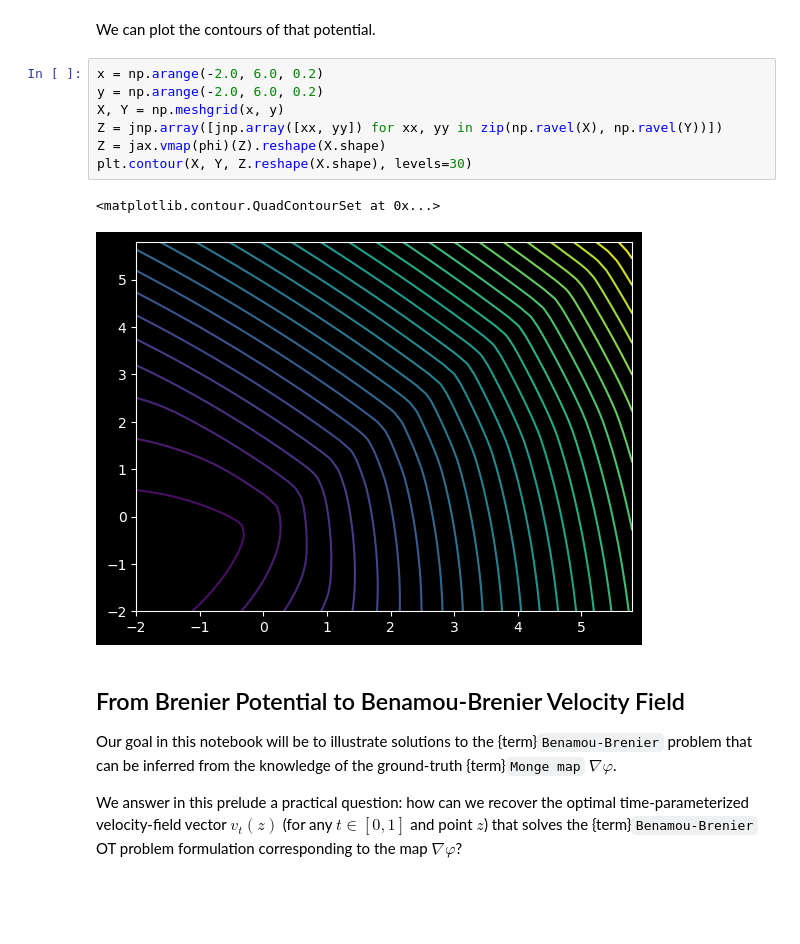
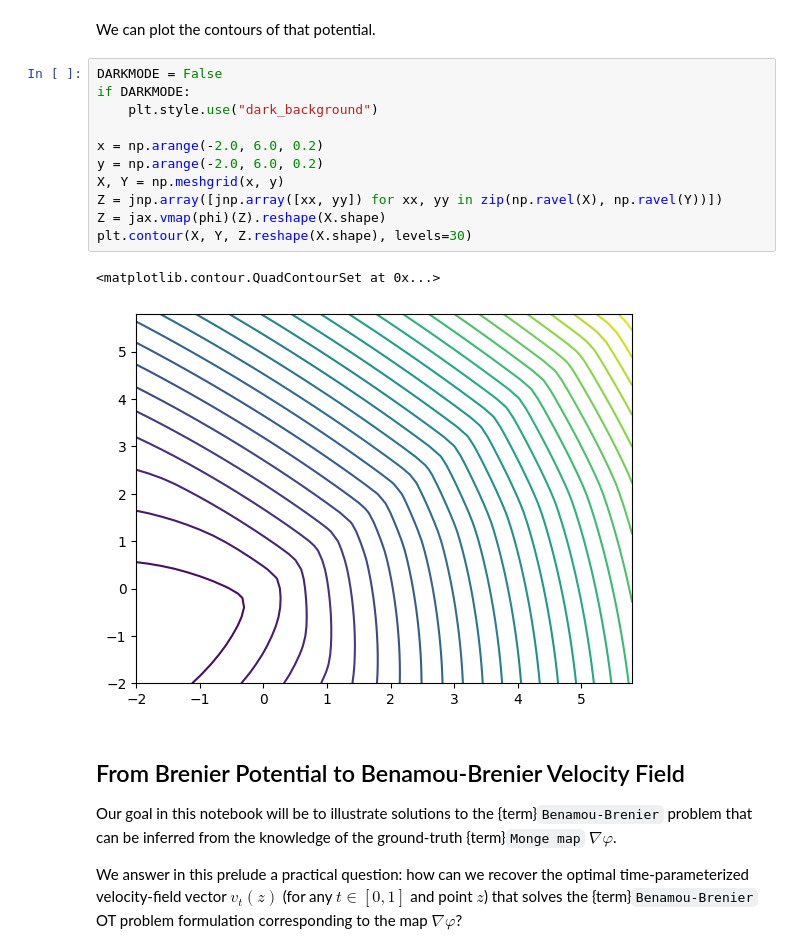
Before and after one commit to amanjitsk/ott, a Jupyter notebook: docs/tutorials/theory/000_bb_flow.ipynb, the cells around one changed output. Saved outputs shown, nothing was run; the diff lists cells and outputs as text; blank space fills up the shorter version.

```diff
--- a/docs/tutorials/theory/000_bb_flow.ipynb
+++ b/docs/tutorials/theory/000_bb_flow.ipynb
@@ -48,15 +44,19 @@ def phi(x: jnp.ndarray) -> jnp.ndarray:
 # %% [markdown]
 We can plot the contours of that potential.
 # %%
+DARKMODE = False
+if DARKMODE:
+    plt.style.use("dark_background")
+
 x = np.arange(-2.0, 6.0, 0.2)
 y = np.arange(-2.0, 6.0, 0.2)
 X, Y = np.meshgrid(x, y)
 Z = jnp.array([jnp.array([xx, yy]) for xx, yy in zip(np.ravel(X), np.ravel(Y))])
 Z = jax.vmap(phi)(Z).reshape(X.shape)
 plt.contour(X, Y, Z.reshape(X.shape), levels=30)
 # %% [output]
 <matplotlib.contour.QuadContourSet at 0x...>
-[figure, old version]
+[figure, new version]
 # %% [markdown]
 ## From Brenier Potential to Benamou-Brenier Velocity Field
 
```
Also changed, not shown: parts of 6 cells of this notebook, 16 other files.
